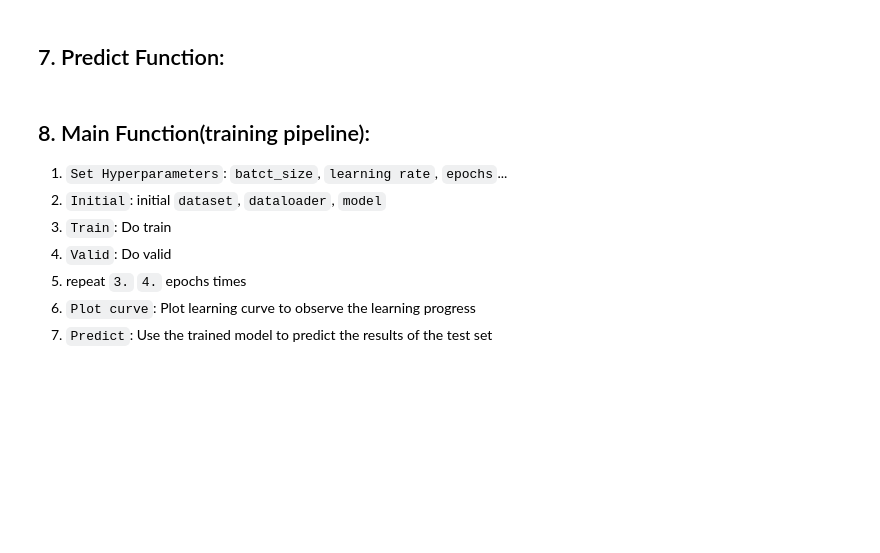
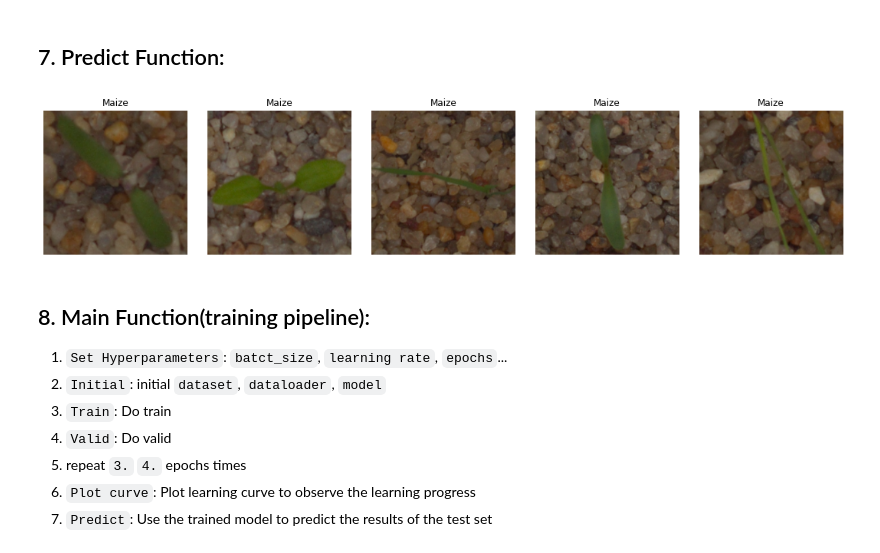
Before and after one commit to Blase0707/ML_Assignment_Example, a Jupyter notebook: 「CNN_Plant_Seedling_Classification_ipynb」的副本.ipynb, the cells around one changed output. Drawn from its saved outputs; the diff is of its cells as text; code cells hidden in the pictures; blank space fills up the shorter version.

```diff
--- a/「CNN_Plant_Seedling_Classification_ipynb」的副本.ipynb
+++ b/「CNN_Plant_Seedling_Classification_ipynb」的副本.ipynb
@@ -212,7 +217,7 @@ class resnet_50(nn.Module):
     def __init__(self, num_classes = 12):
         super(resnet_50, self).__init__()
         # pytorch built-in models
-        self.resnet50 = models.resnet50(weights=models.ResNet50_Weights.DEFAULT)
+        self.resnet50 = models.resnet50(pretrained= True)
 
         # set model layers trainable
         for param in self.resnet50.parameters():
@@ -362,19 +388,21 @@ def view_pred_result(preds, num_images_to_display=5):
     plt.show()
 # %%
 # debug "Predict" function & "View_Predict_result" function
-test_dir = data_dir / 'test'
+test_dir = data_dir + '/test'
 transform = tsfm.Compose([
     tsfm.Resize((224, 224)),
     tsfm.ToTensor(),
 ])
 test_set = Pred_data(
     root_dir=test_dir,
     transform=transform
 )
 model = resnet_50(num_classes=12).cuda()
 
 preds = predict(test_set, model)
 view_pred_result(preds)
+# %% [output]
+[figure, added]
 # %% [markdown]
 ## 8. Main Function(training pipeline):
 1. `Set Hyperparameters`: `batct_size`, `learning rate`, `epochs`...
```
Also changed, not shown: parts of 10 cells of this notebook, 4 other files.
